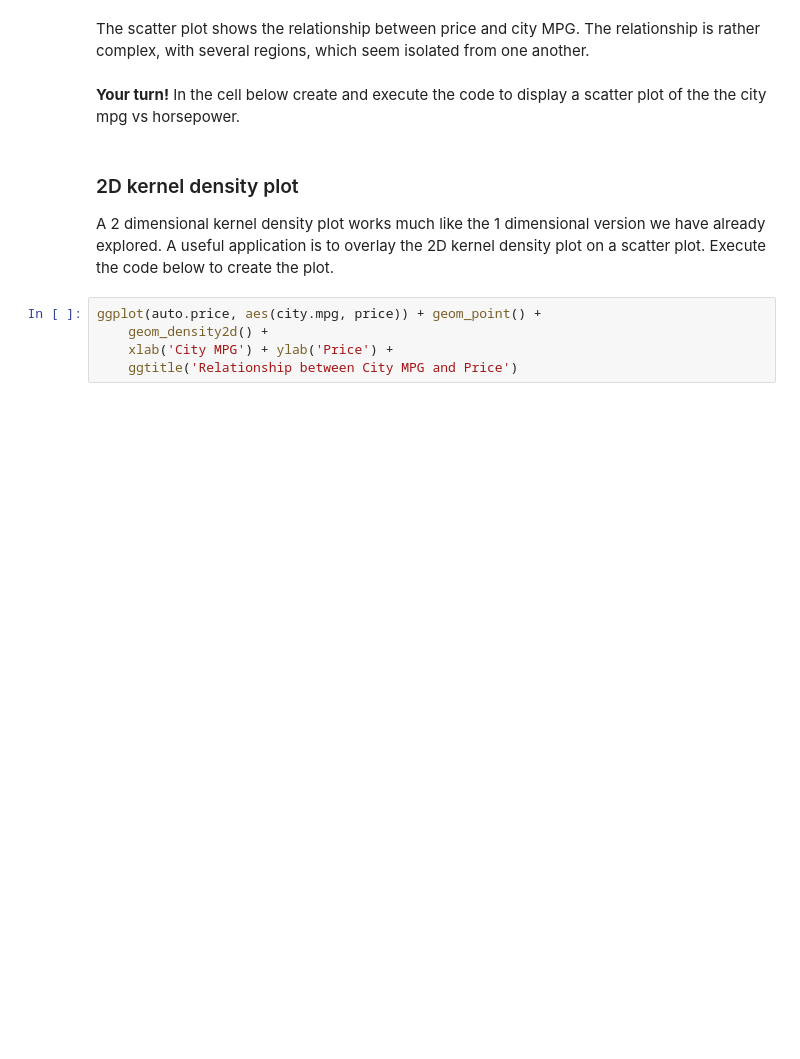
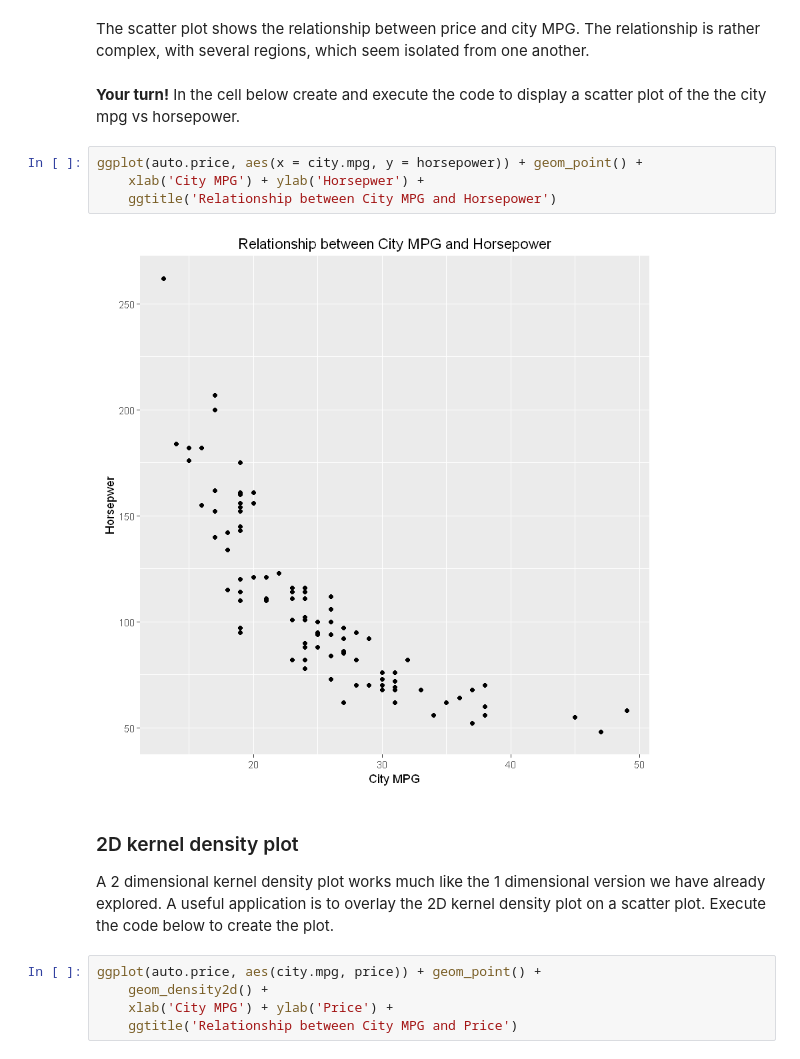
Before and after one commit to StephenElston/DataScience350, a Jupyter notebook: Lecture1/DataExporation.ipynb, the cells around one changed output. Cells and saved outputs as stored; diff of their text form; blank space fills up the shorter version.

```diff
--- a/Lecture1/DataExporation.ipynb
+++ b/Lecture1/DataExporation.ipynb
@@ -484,6 +484,12 @@ ggplot(auto.price, aes(x = city.mpg, y = price)) + geom_point() +
 The scatter plot shows the relationship between price and city MPG. The relationship is rather complex, with several regions, which seem isolated from one another.
 # %% [markdown]
 **Your turn!** In the cell below create and execute the code to display a scatter plot of the the city mpg vs horsepower.
+# %%
+ggplot(auto.price, aes(x = city.mpg, y = horsepower)) + geom_point() +
+    xlab('City MPG') + ylab('Horsepwer') +
+    ggtitle('Relationship between City MPG and Horsepower')
+# %% [output]
+[figure, added]
 # %% [markdown]
 ### 2D kernel density plot
 
```
Also changed, not shown: parts of 6 cells of this notebook, 1 other file.
